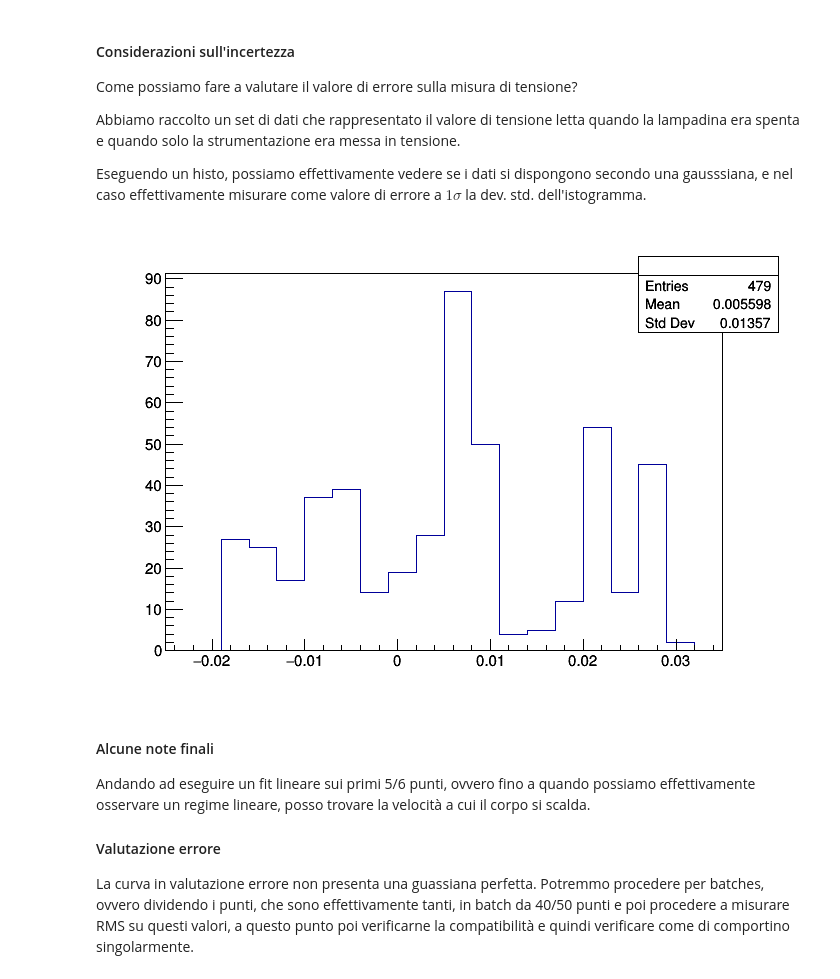
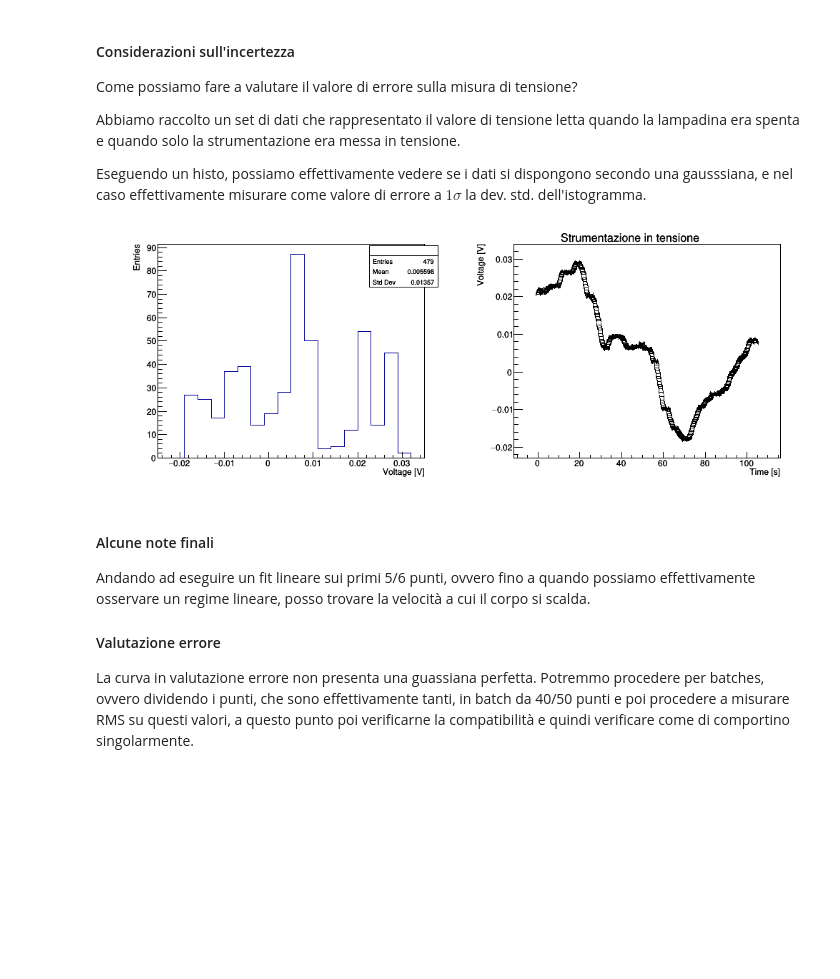
Before and after one commit to mattiasotgia/Lab2, a Jupyter notebook: esperienza_4__irraggiamento_lampadina/analisi_dati/2021_12_21_data_analysis_LAB_R2.ipynb, the cells around one changed output. Cells and saved outputs as stored; diff of their text form; code cells hidden in the pictures; blank space fills up the shorter version.

```diff
--- a/esperienza_4__irraggiamento_lampadina/analisi_dati/2021_12_21_data_analysis_LAB_R2.ipynb
+++ b/esperienza_4__irraggiamento_lampadina/analisi_dati/2021_12_21_data_analysis_LAB_R2.ipynb
@@ -285,17 +288,33 @@ Come possiamo fare a valutare il valore di errore sulla misura di tensione?
 Abbiamo raccolto un set di dati che rappresentato il valore di tensione letta quando la lampadina era spenta e quando solo la strumentazione era messa in tensione.
 
 Eseguendo un histo, possiamo effettivamente vedere se i dati si dispongono secondo una gausssiana, e nel caso effettivamente misurare come valore di errore a $1\sigma$ la dev. std. dell'istogramma.
-# %%
-TCanvas c2;
-double T, V, eV, range, crange;
-std::ifstream file(rumore.c_str());
-TH1D hist("", "", 20, -25e-3, 35e-3);
-while (file >> T >> V >> eV >> range >> crange){hist.Fill(V);}
-TF1 hf("hf", "gaus");
-hist.Draw("HIST");
-c2.Draw();
-# %% [output]
-[figure, removed]
+# %%
+std::string rumore = "../dati/valutazione_rumore.txt";
+
+TCanvas *c2 = new TCanvas("","",1000, 400);
+graphset::setcanvas(c2,2,1);
+double T, V, eV, range, crange;
+std::ifstream file(rumore.c_str());
+TH1D *hist = new TH1D("", "", 20, -25e-3, 35e-3);
+TGraphErrors *ghist = new TGraphErrors();
+for(int j=0; file >> T >> V >> eV >> range >> crange; j++){
+    hist->Fill(V);
+    ghist->SetPoint(j, T, V);
+    ghist->SetPointError(j, 1, 0);
+}
+
+c2->cd(1);
+graphset::setcanvas(c2->cd(1));
+hist->Draw("HIST");
+hist->SetTitle(";Voltage [V]; Entries");
+
+c2->cd(2);
+graphset::setcanvas(c2->cd(2));
+ghist->Draw("ap");
+ghist->SetTitle("Strumentazione in tensione; Time [s]; Voltage [V]");
+c2->Draw();
+# %% [output]
+[figure, added]
 # %% [markdown]
 #### Alcune note finali
 
```
Also changed, not shown: parts of 6 cells of this notebook.
